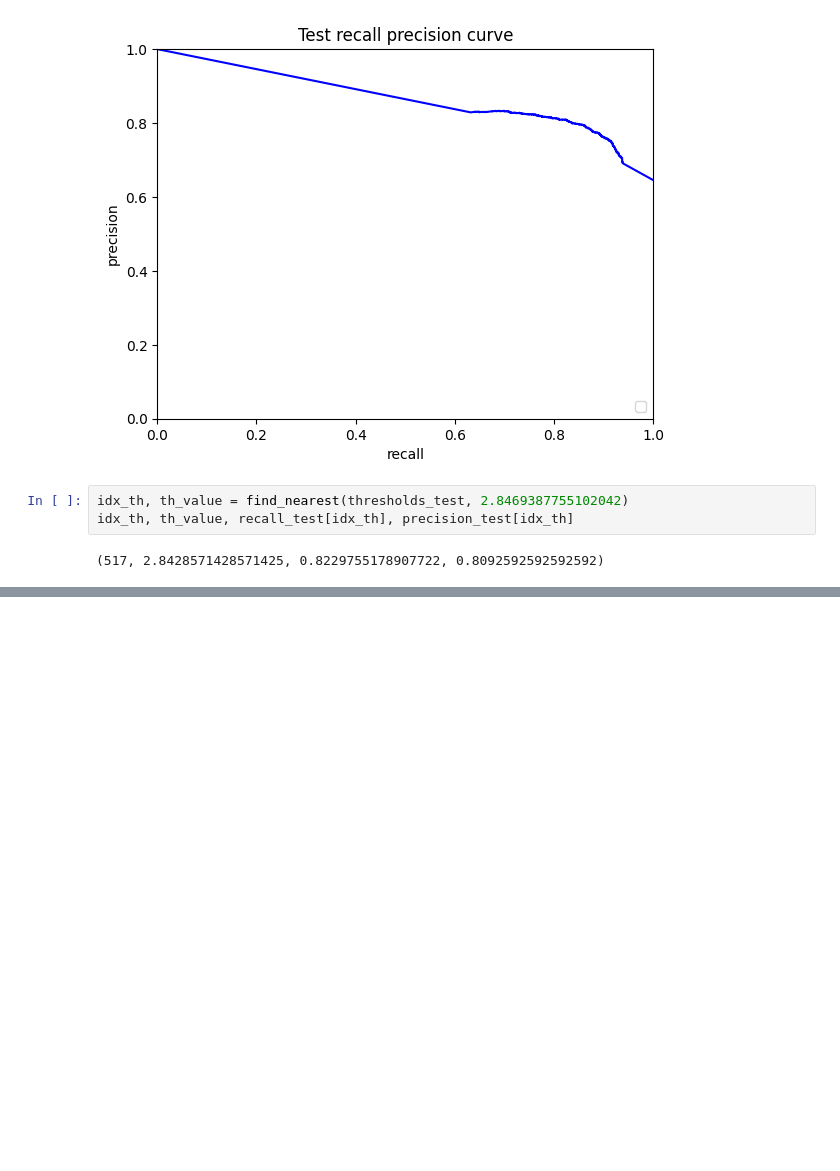
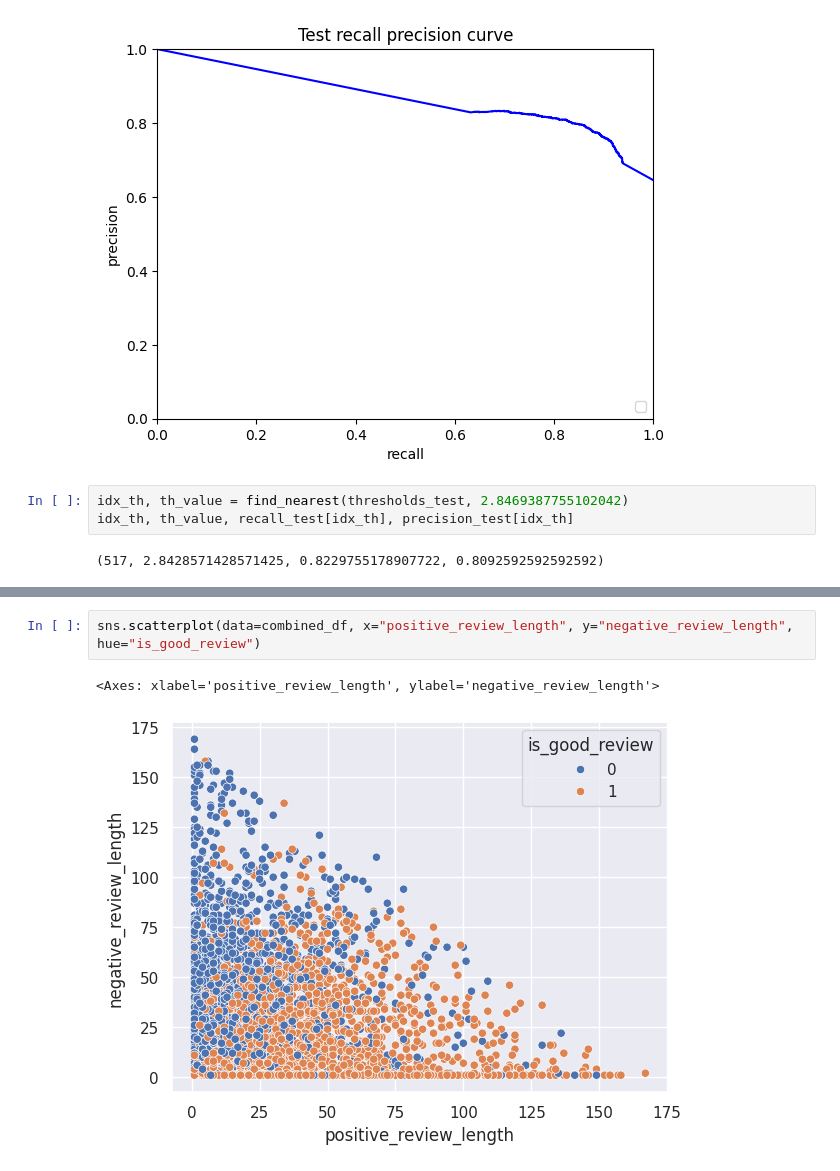
Before and after one commit to Guy-Lor/HumanChoicePrediction, a Jupyter notebook: RunningScripts/creating_good_bad_counts.ipynb, the cells around one changed output, grey strips where cells are left out. Cells and saved outputs as stored; diff of their text form; blank space fills up the shorter version.

```diff
--- a/RunningScripts/creating_good_bad_counts.ipynb
+++ b/RunningScripts/creating_good_bad_counts.ipynb
@@ -359,0 +399,5 @@ plt.show()
+# %%
+sns.scatterplot(data=combined_df, x="positive_review_length", y="negative_review_length", hue="is_good_review")
+# %% [output]
+<Axes: xlabel='positive_review_length', ylabel='negative_review_length'>
+[figure, added]
```
Also changed, not shown: parts of 23 cells of this notebook, 4 other files.
